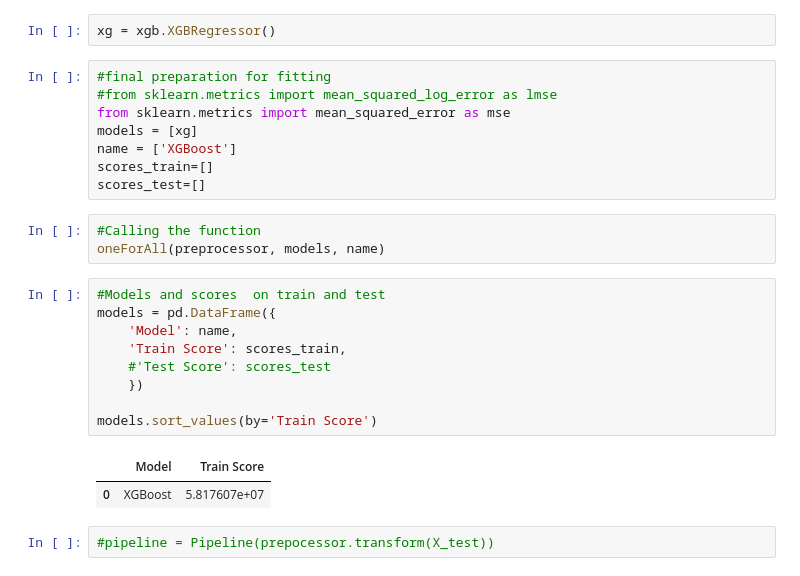
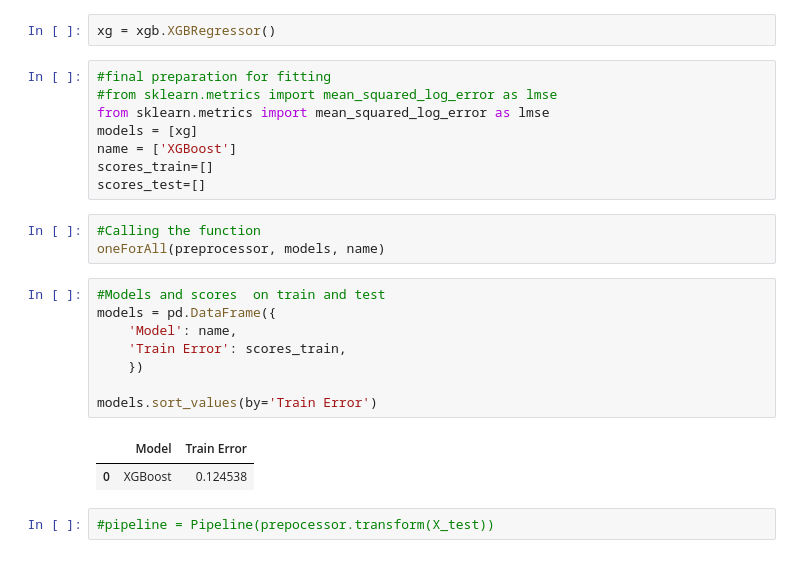
Before and after one commit to Tasleem857/temp, a Jupyter notebook: Analytics_Job-AThon (3).ipynb, the cells around one changed output. Cells and saved outputs as stored; diff of their text form.

```diff
--- a/Analytics_Job-AThon (3).ipynb
+++ b/Analytics_Job-AThon (3).ipynb
@@ -245,7 +230,7 @@ xg = xgb.XGBRegressor()
 # %%
 #final preparation for fitting
 #from sklearn.metrics import mean_squared_log_error as lmse
-from sklearn.metrics import mean_squared_error as mse
+from sklearn.metrics import mean_squared_log_error as lmse
 models = [xg]
 name = ['XGBoost']
 scores_train=[]
@@ -256,15 +241,14 @@ oneForAll(preprocessor, models, name)
 # %%
 #Models and scores  on train and test
 models = pd.DataFrame({
     'Model': name,
-    'Train Score': scores_train,
-    #'Test Score': scores_test
+    'Train Error': scores_train,
     })
 
-models.sort_values(by='Train Score')
+models.sort_values(by='Train Error')
 # %% [output]
-|  | Model | Train Score |
-| 0 | XGBoost | 5.817607e+07 |
+|  | Model | Train Error |
+| 0 | XGBoost | 0.124538 |
 # %%
 #pipeline = Pipeline(prepocessor.transform(X_test))
 # %%
```
Also changed, not shown: parts of 9 cells of this notebook.
